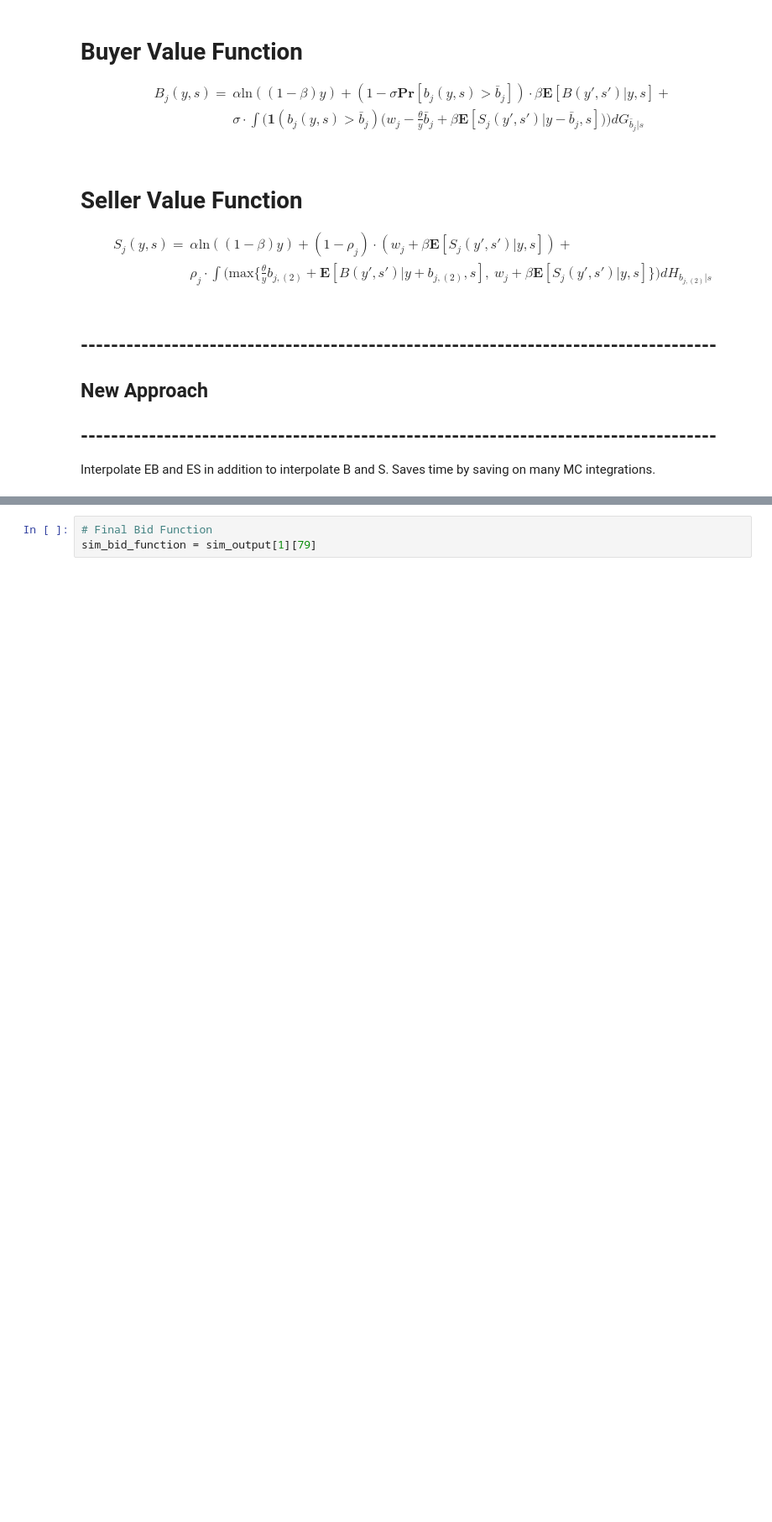
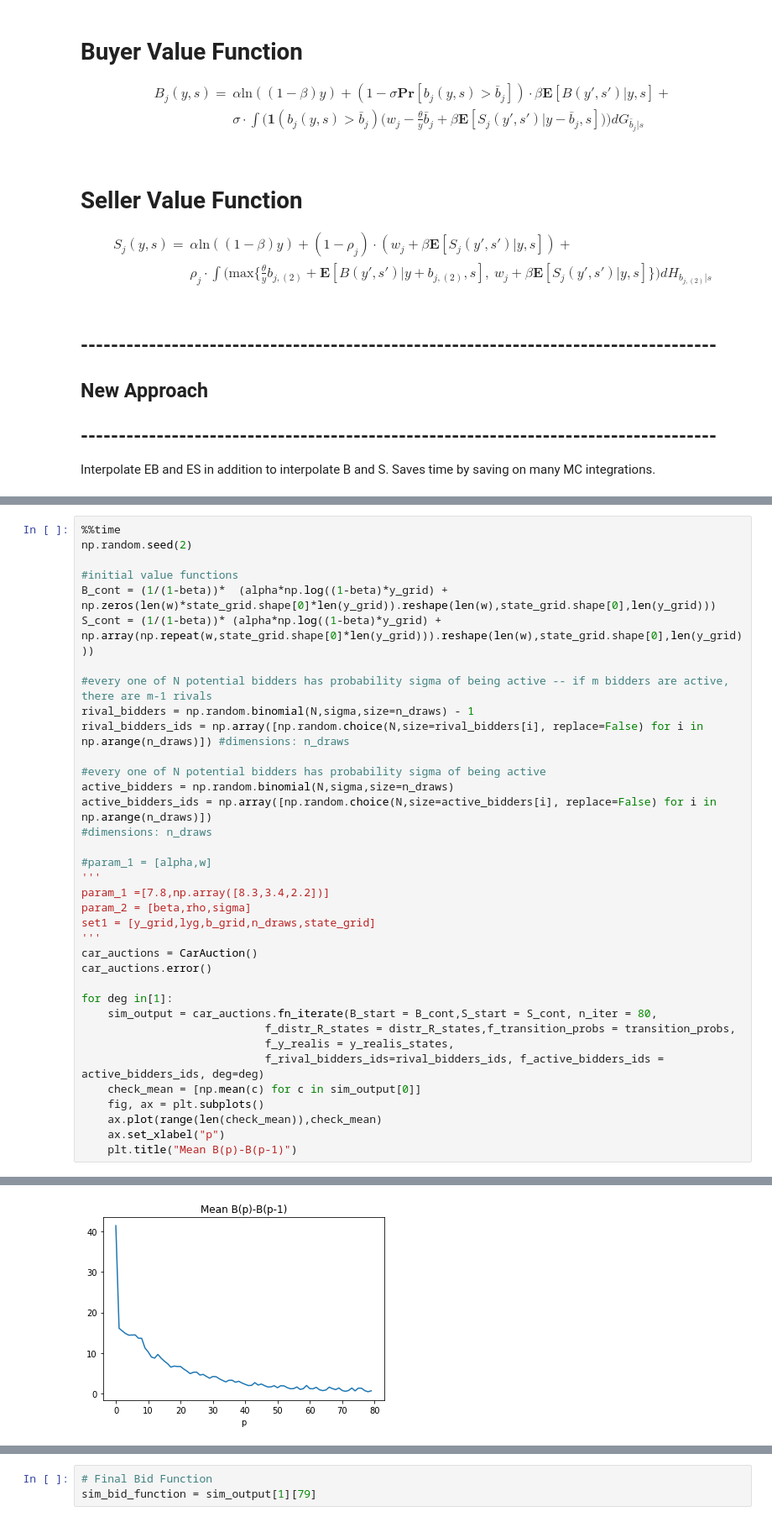
Before and after one commit to wolfgangrid/car_auctions_jupyter, a Jupyter notebook: cars_model_jupyter_state.ipynb, the cells around one changed output, grey strips where cells are left out. Shown: that part at 84% size. Saved outputs shown, nothing was run; the diff lists cells and outputs as text; blank space fills up the shorter version.

```diff
--- a/cars_model_jupyter_state.ipynb
+++ b/cars_model_jupyter_state.ipynb
@@ -237,0 +212,37 @@ def fn_iterate(f_param1,f_param2,f_set,
+# %%
+%%time
+np.random.seed(2)
+
+#initial value functions
+B_cont = (1/(1-beta))*  (alpha*np.log((1-beta)*y_grid) + np.zeros(len(w)*state_grid.shape[0]*len(y_grid)).reshape(len(w),state_grid.shape[0],len(y_grid)))
+S_cont = (1/(1-beta))* (alpha*np.log((1-beta)*y_grid) + np.array(np.repeat(w,state_grid.shape[0]*len(y_grid))).reshape(len(w),state_grid.shape[0],len(y_grid)))
+
+#every one of N potential bidders has probability sigma of being active -- if m bidders are active, there are m-1 rivals
+rival_bidders = np.random.binomial(N,sigma,size=n_draws) - 1
+rival_bidders_ids = np.array([np.random.choice(N,size=rival_bidders[i], replace=False) for i in np.arange(n_draws)]) #dimensions: n_draws
+
+#every one of N potential bidders has probability sigma of being active
+active_bidders = np.random.binomial(N,sigma,size=n_draws)
+active_bidders_ids = np.array([np.random.choice(N,size=active_bidders[i], replace=False) for i in np.arange(n_draws)])
+#dimensions: n_draws
+
+#param_1 = [alpha,w]
+'''
+param_1 =[7.8,np.array([8.3,3.4,2.2])]
+param_2 = [beta,rho,sigma]
+set1 = [y_grid,lyg,b_grid,n_draws,state_grid]
+'''
+car_auctions = CarAuction()
+car_auctions.error()
+
+for deg in[1]:
+    sim_output = car_auctions.fn_iterate(B_start = B_cont,S_start = S_cont, n_iter = 80,
+                            f_distr_R_states = distr_R_states,f_transition_probs = transition_probs,
+                            f_y_realis = y_realis_states,
+                            f_rival_bidders_ids=rival_bidders_ids, f_active_bidders_ids = active_bidders_ids, deg=deg)
+    check_mean = [np.mean(c) for c in sim_output[0]]
+    fig, ax = plt.subplots()
+    ax.plot(range(len(check_mean)),check_mean)
+    ax.set_xlabel("p")
+    plt.title("Mean B(p)-B(p-1)")
+# %% [output]
@@ -238 +250,2 @@ def fn_iterate(f_param1,f_param2,f_set,
+[figure, added]
 # %%
```
Also changed, not shown: parts of 28 cells of this notebook, 1 other file.
